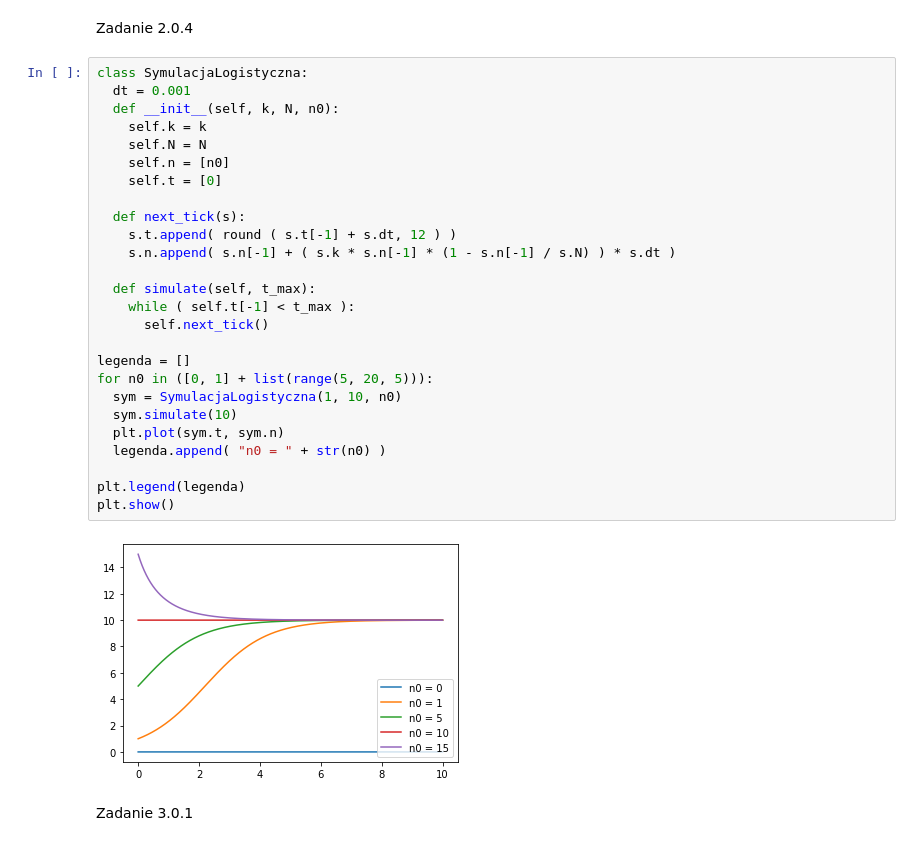
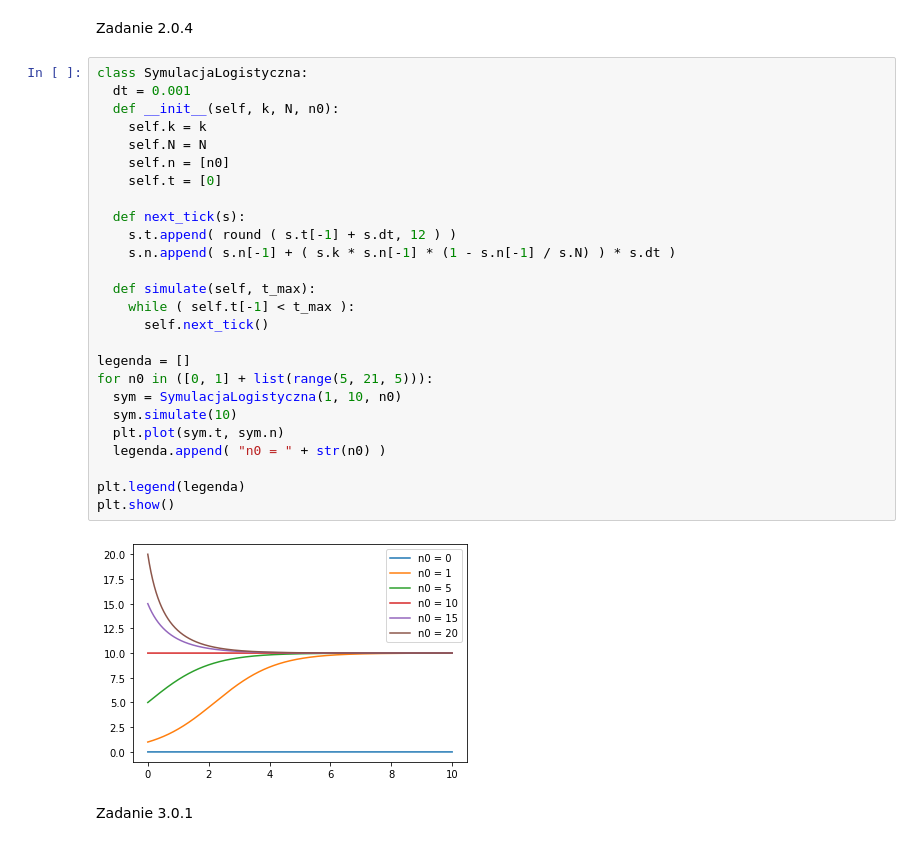
Before and after one commit to kartof0nix/MdCS-XIII-labolatoria, a Jupyter notebook: Lab 3 - zajęcia | Karol Bonat.ipynb, the cells around one changed output. Saved outputs shown, nothing was run; the diff lists cells and outputs as text.

```diff
--- a/Lab 3 - zajęcia | Karol Bonat.ipynb
+++ b/Lab 3 - zajęcia | Karol Bonat.ipynb
@@ -158,31 +176,31 @@ Zadanie 2.0.4
 # %%
 class SymulacjaLogistyczna:
   dt = 0.001
   def __init__(self, k, N, n0):
     self.k = k
     self.N = N
     self.n = [n0]
     self.t = [0]
 
   def next_tick(s):
     s.t.append( round ( s.t[-1] + s.dt, 12 ) )
     s.n.append( s.n[-1] + ( s.k * s.n[-1] * (1 - s.n[-1] / s.N) ) * s.dt )
 
   def simulate(self, t_max):
     while ( self.t[-1] < t_max ):
       self.next_tick()
 
 legenda = []
-for n0 in ([0, 1] + list(range(5, 20, 5))):
+for n0 in ([0, 1] + list(range(5, 21, 5))):
   sym = SymulacjaLogistyczna(1, 10, n0)
   sym.simulate(10)
   plt.plot(sym.t, sym.n)
   legenda.append( "n0 = " + str(n0) )
 
 plt.legend(legenda)
 plt.show()
 # %% [output]
-[figure, old version]
+[figure, new version]
 # %% [markdown]
 Zadanie 3.0.1
 # %%
```
Also changed, not shown: parts of 1 cell of this notebook, 2 other files.
